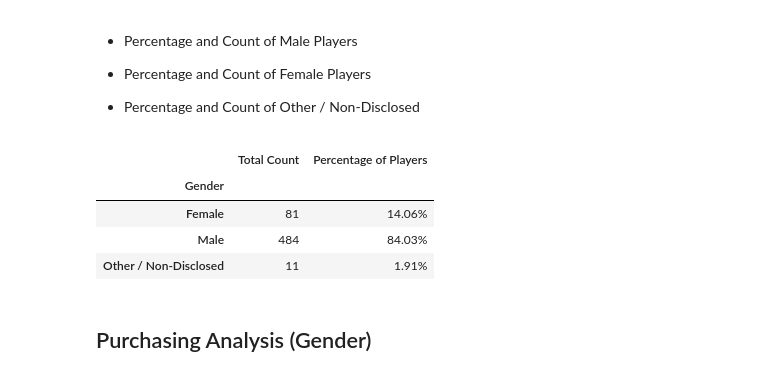
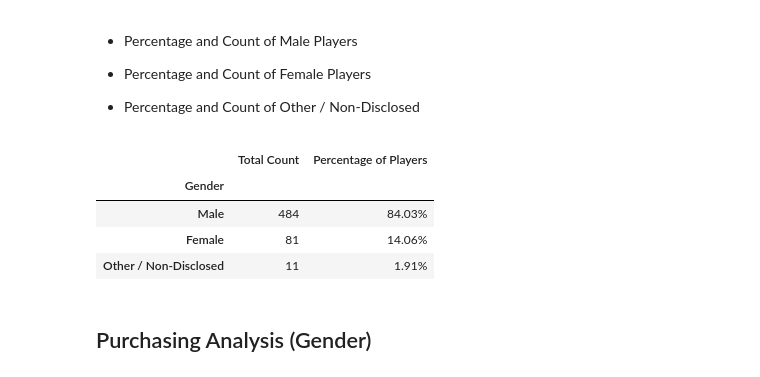
Before and after one commit to jmahon22/pandas_challenge, a Jupyter notebook: HeroesOfPymoli/HeroesOfPymoli_starter.ipynb, the cells around one changed output. Drawn from its saved outputs; the diff is of its cells as text; code cells hidden in the pictures.

```diff
--- a/HeroesOfPymoli/HeroesOfPymoli_starter.ipynb
+++ b/HeroesOfPymoli/HeroesOfPymoli_starter.ipynb
@@ -71,23 +77,31 @@ summary_df
 
 * Percentage and Count of Other / Non-Disclosed
 # %%
+#percent & count of male/female/other players
+#pull gender data from first df created
 gender_info=purchase_data_df.groupby("Gender")
 gender_count=gender_info["SN"].nunique()
+
+#define total players again
 total_players=len(purchase_data_df["SN"].unique())
 
+#gender percent calculation
 gender_percent=gender_count/total_players*100
 
+#gender demographics dataframe
 gender_demographics_df = pd.DataFrame({"Total Count":gender_count,
                                         "Percentage of Players":gender_percent})
 
-gender_demographics_df.sort_values(["Total Count"], ascending=False)
-gender_demographics_df["Percentage of Players"] = gender_demographics_df["Percentage of Players"].map("{:.2f}%".format)
-gender_demographics_df.head()
+#sort in descending order
+format_gender_demographics = gender_demographics_df.sort_values(["Total Count"], ascending=False).head()
+
+#formatting
+format_gender_demographics.style.format({"Percentage of Players":"{:,.2f}%"})
 # %% [output]
 |  | Total Count | Percentage of Players |
 | Gender |  |  |
+| Male | 484 | 84.03% |
 | Female | 81 | 14.06% |
-| Male | 484 | 84.03% |
 | Other / Non-Disclosed | 11 | 1.91% |
 # %% [markdown]
 
```
Also changed, not shown: parts of 12 cells of this notebook.
